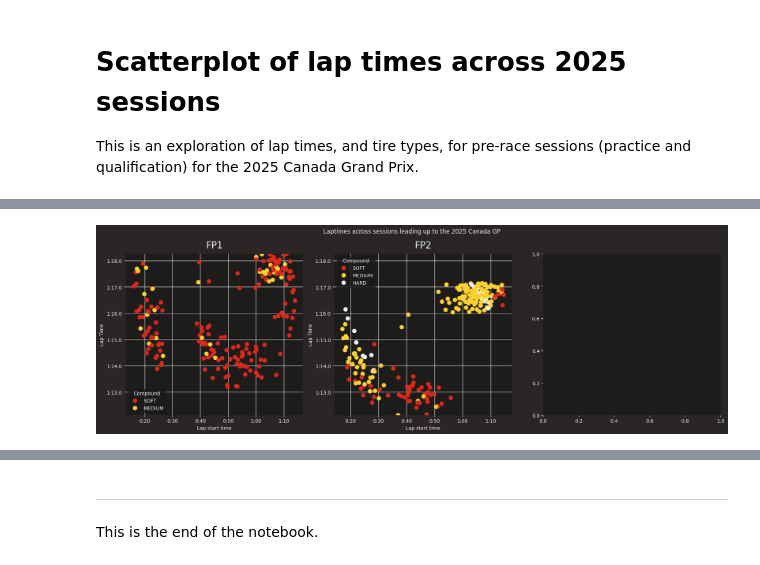
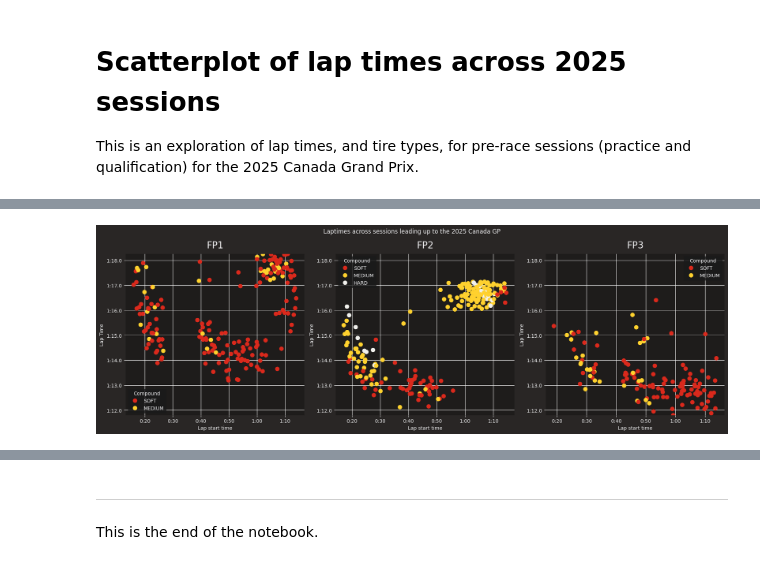
Before and after one commit to matt-bernhardt/f1-notebooks, a Jupyter notebook: notebooks/canada25/laptimes-scatterplot.ipynb, the cells around one changed output, grey strips where cells are left out. Drawn from its saved outputs; the diff is of its cells as text; code cells hidden in the pictures.

```diff
--- a/notebooks/canada25/laptimes-scatterplot.ipynb
+++ b/notebooks/canada25/laptimes-scatterplot.ipynb
@@ -30,17 +30,17 @@ fp2.load()
 fp2_laps = fp2.laps.pick_quicklaps().reset_index()
 
 # Get FP3 data
-# fp3 = fastf1.get_session(season, race, 'FP3')
-# fp3.load()
-# fp3_laps = fp3.laps.pick_quicklaps().reset_index()
+fp3 = fastf1.get_session(season, race, 'FP3')
+fp3.load()
+fp3_laps = fp3.laps.pick_quicklaps().reset_index()
 
 # Get quali data
-# q = fastf1.get_session(season, race, 'Q')
-# q.load()
-# q_laps = q.laps.pick_quicklaps().reset_index()
+q = fastf1.get_session(season, race, 'Q')
+q.load()
+q_laps = q.laps.pick_quicklaps().reset_index()
 
 # Get race data
-# r = fastf1.get_session(season, race, 'R')
-# r.load()
-# r_laps = r.laps.reset_index()
+r = fastf1.get_session(season, race, 'R')
+r.load()
+r_laps = r.laps.reset_index()
 # %% [output]
@@ -98,53 +99,52 @@ sns.scatterplot(data=fp2_laps,
                 legend='auto'
 )
 
-# As I build this notebook, there is a problem with FP3 data, so we're using the filtered temp_laps object.
-# sns.scatterplot(data=temp_laps,
-#                 x="LapStartTime",
-#                 y="LapTime",
-#                 ax=ax3,
-#                 hue="Compound",
-#                 palette=fastf1.plotting.get_compound_mapping(session=fp3),
-#                 s=80,
-#                 linewidth=0,
-#                 legend='auto'
-# )
+sns.scatterplot(data=fp3_laps,
+                x="LapStartTime",
+                y="LapTime",
+                ax=ax3,
+                hue="Compound",
+                palette=fastf1.plotting.get_compound_mapping(session=fp3),
+                s=80,
+                linewidth=0,
+                legend='auto'
+)
 
 # Set common y-axis limits
-common_ylim = (fp1_laps['LapTime'].max(), fp2_laps['LapTime'].min())
+common_ylim = (fp1_laps['LapTime'].max(), fp3_laps['LapTime'].min())
 ax1.set_ylim(common_ylim)
 ax2.set_ylim(common_ylim)
-# ax3.set_ylim(common_ylim)
+ax3.set_ylim(common_ylim)
 
 ax1.set_title("FP1")
 ax1.set_xlabel("Lap start time")
 ax1.set_ylabel("Lap Time")
 
 ax2.set_title("FP2")
 ax2.set_xlabel("Lap start time")
 ax2.set_ylabel("Lap Time")
 
-# ax3.set_title("FP3")
-# ax3.set_xlabel("Lap start time")
-# ax3.set_ylabel("Lap Time")
+ax3.set_title("FP3")
+ax3.set_xlabel("Lap start time")
+ax3.set_ylabel("Lap Time")
 
 # The y-axis increases from bottom to top by default
 # Since we are plotting time, it makes sense to invert the axis
 ax1.invert_yaxis()
 ax2.invert_yaxis()
-# ax3.invert_yaxis()
+ax3.invert_yaxis()
 
 plt.suptitle(f"Laptimes across sessions leading up to the 2025 {race} GP")
 
 # Turn on major grid lines
 ax1.grid(color='w', which='major', axis='both')
 ax2.grid(color='w', which='major', axis='both')
-# ax3.grid(color='w', which='major', axis='both')
+ax3.grid(color='w', which='major', axis='both')
 
 sns.despine(left=True, bottom=True)
 
 plt.tight_layout()
 plt.show()
 # %% [output]
-[figure, old version]
+[figure, new version]
 # %%
```
Also changed, not shown: parts of 4 cells of this notebook.
